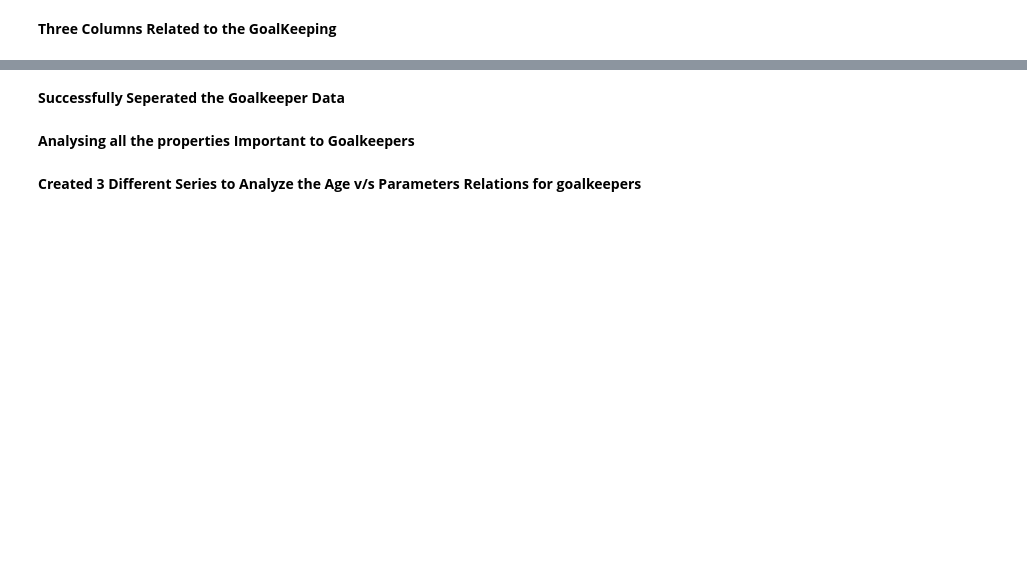
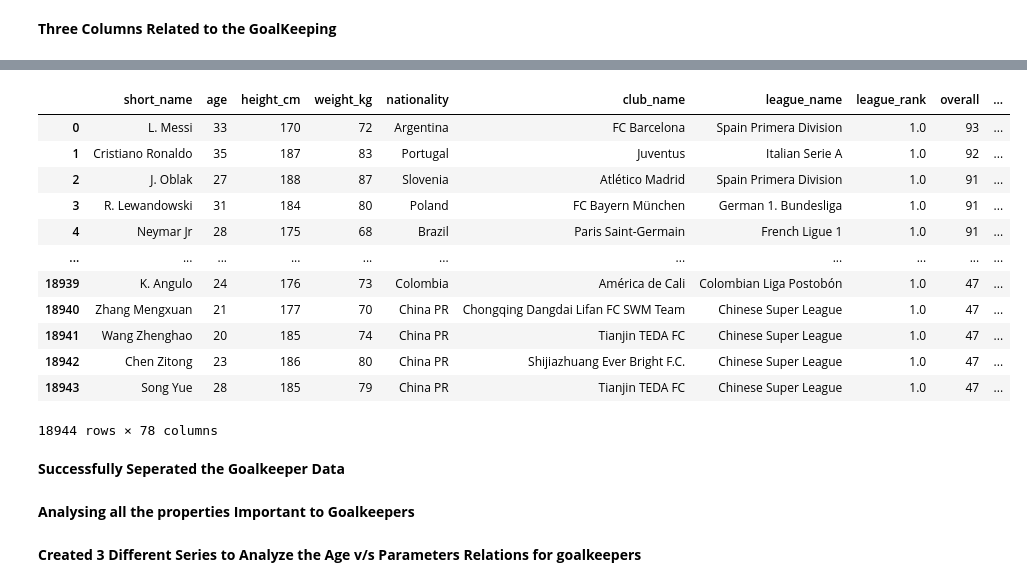
Before and after one commit to SianRods/Data-Science-ML, a Jupyter notebook: DJS Compute Taks/DJS-Compute_Tasks.ipynb, the cells around one changed output, grey strips where cells are left out. Cells and saved outputs as stored; diff of their text form; code cells hidden in the pictures; blank space fills up the shorter version.

```diff
--- a/DJS Compute Taks/DJS-Compute_Tasks.ipynb
+++ b/DJS Compute Taks/DJS-Compute_Tasks.ipynb
@@ -36,3 +194,19 @@ fifa_df.head()
+# %%
+fifa_df
+# %% [output]
+|  | short_name | age | height_cm | weight_kg | nationality | club_name | league_name | league_rank | overall | ... |
+| 0 | L. Messi | 33 | 170 | 72 | Argentina | FC Barcelona | Spain Primera Division | 1.0 | 93 | ... |
+| 1 | Cristiano Ronaldo | 35 | 187 | 83 | Portugal | Juventus | Italian Serie A | 1.0 | 92 | ... |
+| 2 | J. Oblak | 27 | 188 | 87 | Slovenia | Atlético Madrid | Spain Primera Division | 1.0 | 91 | ... |
+| 3 | R. Lewandowski | 31 | 184 | 80 | Poland | FC Bayern München | German 1. Bundesliga | 1.0 | 91 | ... |
+| 4 | Neymar Jr | 28 | 175 | 68 | Brazil | Paris Saint-Germain | French Ligue 1 | 1.0 | 91 | ... |
+| ... | ... | ... | ... | ... | ... | ... | ... | ... | ... | ... |
+| 18939 | K. Angulo | 24 | 176 | 73 | Colombia | América de Cali | Colombian Liga Postobón | 1.0 | 47 | ... |
+| 18940 | Zhang Mengxuan | 21 | 177 | 70 | China PR | Chongqing Dangdai Lifan FC SWM Team | Chinese Super League | 1.0 | 47 | ... |
+| 18941 | Wang Zhenghao | 20 | 185 | 74 | China PR | Tianjin TEDA FC | Chinese Super League | 1.0 | 47 | ... |
+| 18942 | Chen Zitong | 23 | 186 | 80 | China PR | Shijiazhuang Ever Bright F.C. | Chinese Super League | 1.0 | 47 | ... |
+| 18943 | Song Yue | 28 | 185 | 79 | China PR | Tianjin TEDA FC | Chinese Super League | 1.0 | 47 | ... |
+18944 rows × 78 columns
 # %%
 fifa_df['team_position'].unique() #--> Denotes the number of unique values per team
 # %%
```
Also changed, not shown: parts of 29 cells of this notebook.
